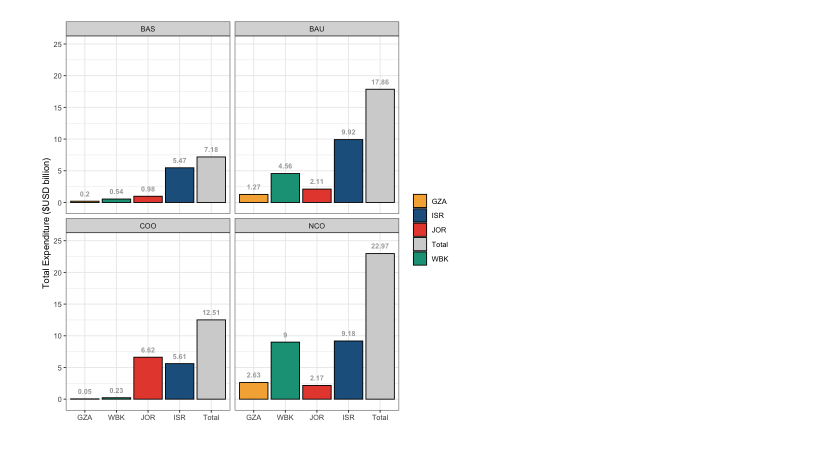
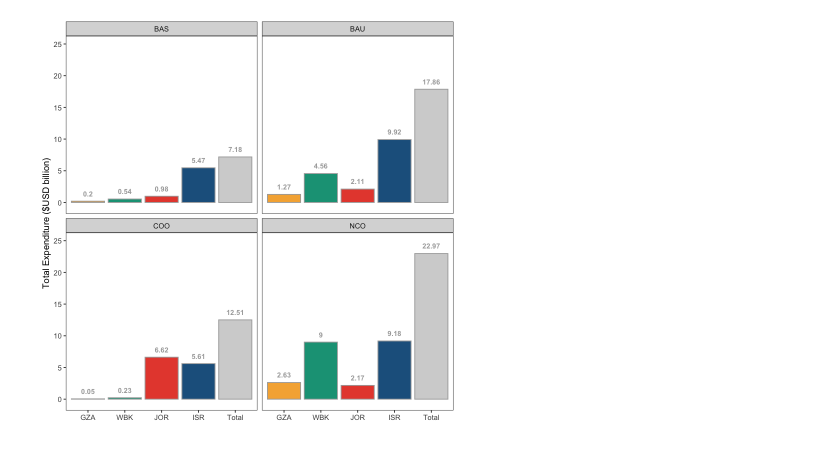
Before and after one commit to amanmajid/nextra, a Jupyter notebook: analysis/R_stacked_bar_totex.ipynb, the cells around one changed output. Saved outputs shown, nothing was run; the diff lists cells and outputs as text; code cells hidden in the pictures.

```diff
--- a/analysis/R_stacked_bar_totex.ipynb
+++ b/analysis/R_stacked_bar_totex.ipynb
@@ -36,7 +36,7 @@ ggplot(cost_data,
     ) +
     geom_bar(position="dodge",
              stat="identity",
-             colour="black",
+             colour="darkgray",
     ) +
     geom_text(aes(label=total),
               vjust = -1,
@@ -46,34 +46,36 @@ ggplot(cost_data,
     ) +
     scale_fill_manual(values=c(# Gaza
                                "#f5b041",
                                # Israel
                                "#1f618d",
                                # Jordan
                                "#e74c3c",
                                # total
                                "lightgray",
                                # west bank
                                "#16a085")
     ) +
     facet_wrap(~scenario
     ) +
-    theme(legend.position="none"
+    theme_bw(
     ) +
-    theme_bw(
+    theme(panel.grid.major = element_blank(),
+          panel.grid.minor = element_blank(),
+          legend.position="none",
     ) +
     xlab(""
     ) +
     ylab("Total Expenditure ($USD billion)"
     ) +
     labs(fill=''
     ) +
     scale_y_continuous(limits = c(-0.5, 25)
     )
 
 # save figure
 ggsave("../outputs/figures/oms_totex_by_scenario.png",
-       width = 15,
+       width = 12.5,
        height = 12.5,
        units = "cm")
 # %% [output]
-[figure, old version]
+[figure, new version]
```
Also changed, not shown: parts of 3 cells of this notebook, 12 other files.
